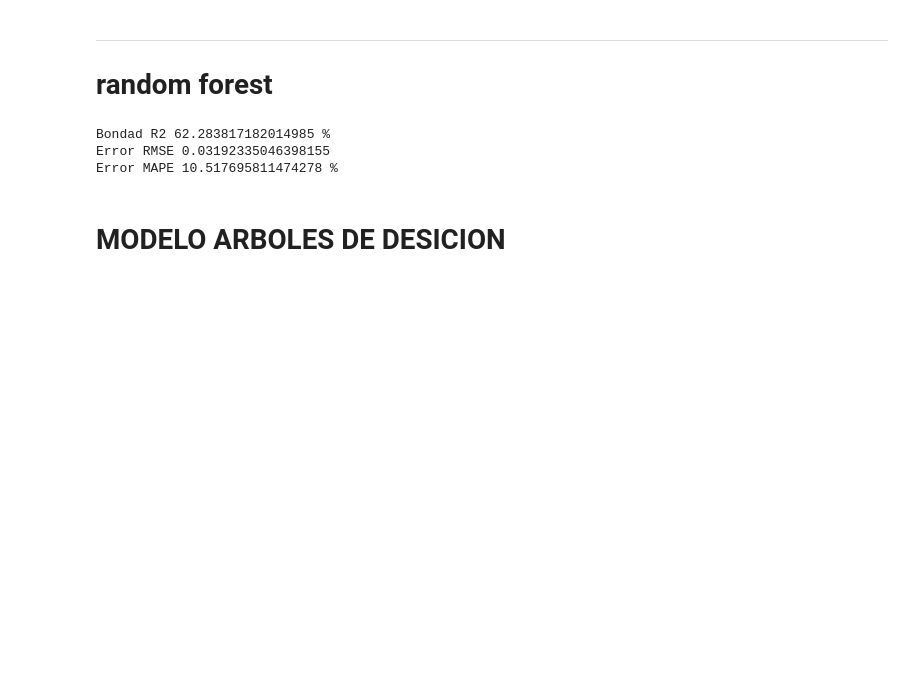
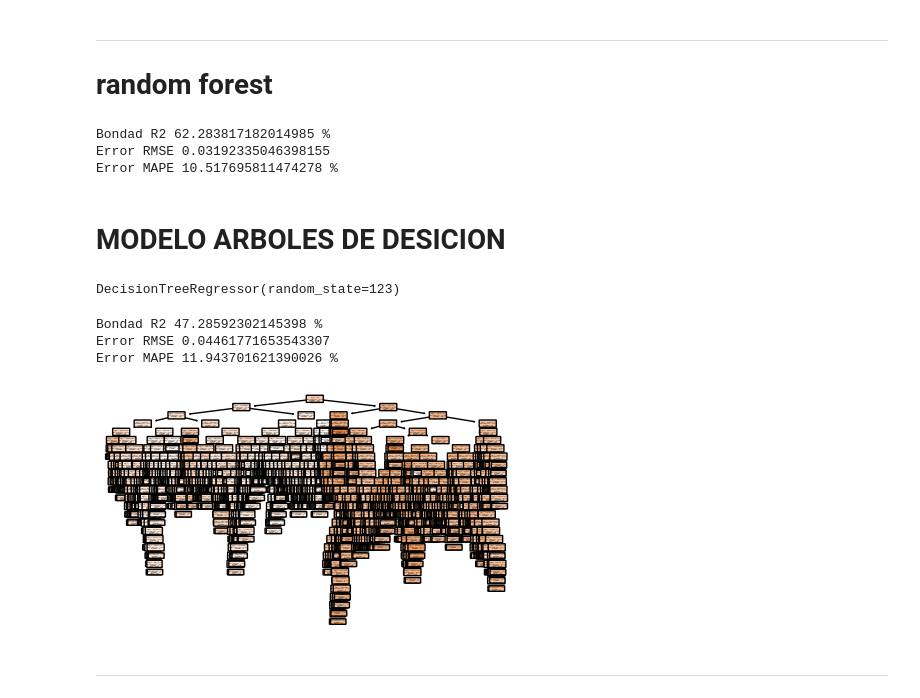
Before and after one commit to eeescamillar/cursolibertadorespython, a Jupyter notebook: cuaderno.ipynb, the cells around one changed output. Cells and saved outputs as stored; diff of their text form; code cells hidden in the pictures; blank space fills up the shorter version.

```diff
--- a/cuaderno.ipynb
+++ b/cuaderno.ipynb
@@ -2100,3 +2113,10 @@ y= dz.avg_price
 x_train, x_test, y_train, y_test = train_test_split(x,y, random_state = 123, train_size=0.75)
 # %%
 from sklearn.tree import DecisionTreeRegressor, plot_tree
+# %%
+#Crear un clasificador
+clf = DecisionTreeRegressor(random_state = 123)
+
+clf.fit(x_train, y_train)
+# %% [output]
+DecisionTreeRegressor(random_state=123)
@@ -2102,0 +2125,18 @@ from sklearn.tree import DecisionTreeRegressor, plot_tree
+# %%
+print(f'Bondad R2 {r2_score(y_test, y_predict_clf)*100} %')
+print(f'Error RMSE {mean_squared_error(y_test, y_predict_clf)}')
+print(f'Error MAPE {mean_absolute_percentage_error(y_test, y_predict_clf)* 100} %')
+# %% [output]
+Bondad R2 47.28592302145398 %
+Error RMSE 0.04461771653543307
+Error MAPE 11.943701621390026 %
+# %%
+plt.figure(figsize=(5,3))
+
+plot_tree(clf, filled=True, rounded=True)
+
+plt.show()
+# %% [output]
+[figure, added]
+# %% [markdown]
+---
```
Also changed, not shown: parts of 6 cells of this notebook.
